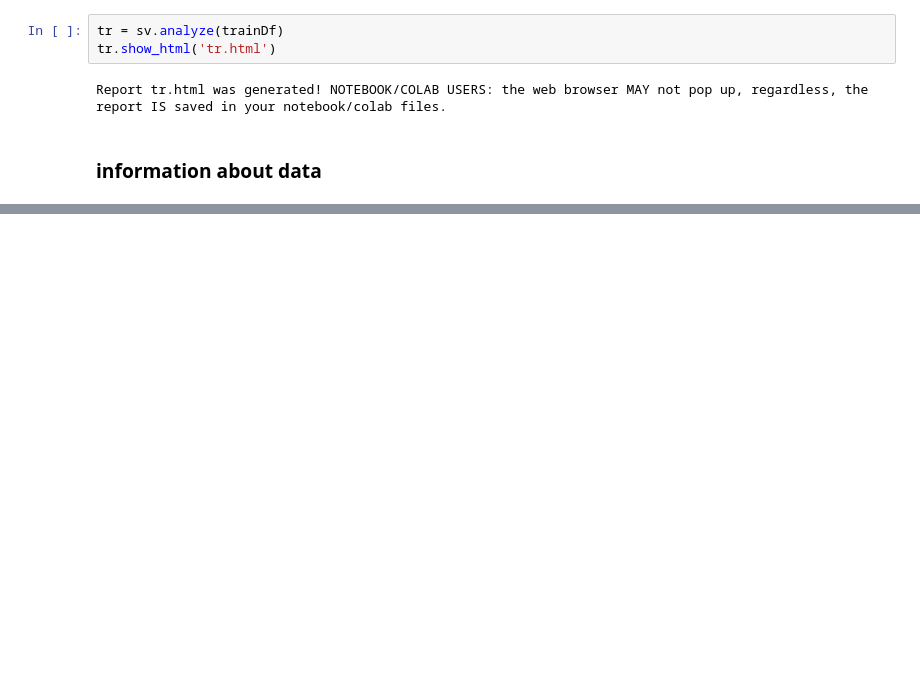
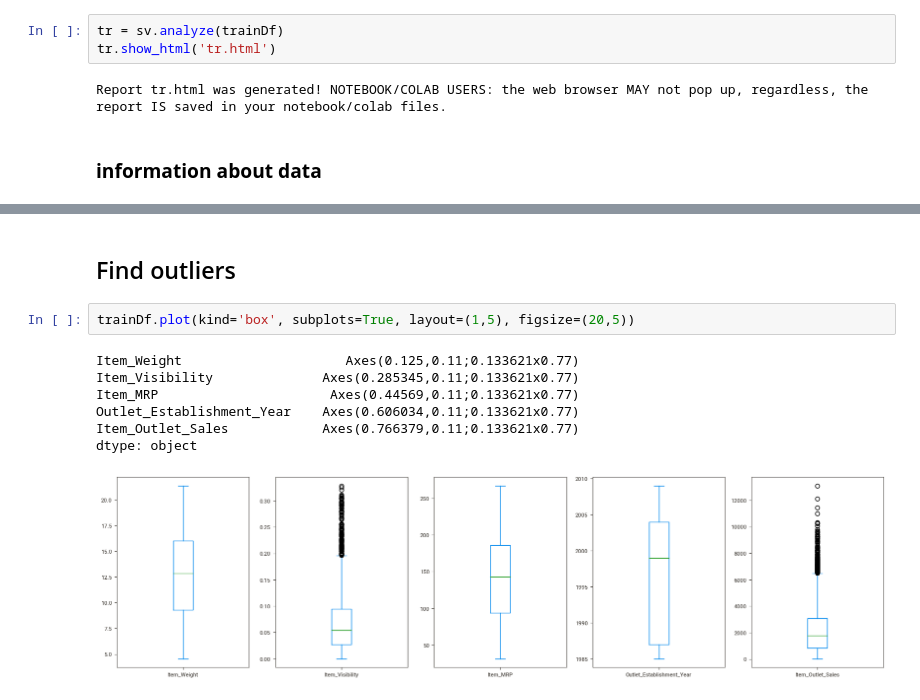
Before and after one commit to shanOnline99/Big-Mart-Sale-Prediction, a Jupyter notebook: Big_Mart_Sale_Prediction.ipynb, the cells around one changed output, grey strips where cells are left out. Saved outputs shown, nothing was run; the diff lists cells and outputs as text; blank space fills up the shorter version.

```diff
--- a/Big_Mart_Sale_Prediction.ipynb
+++ b/Big_Mart_Sale_Prediction.ipynb
@@ -336,0 +350,12 @@ Name: Item_Fat_Content, dtype: int64
+# %% [markdown]
+## Find outliers
+# %%
+trainDf.plot(kind='box', subplots=True, layout=(1,5), figsize=(20,5))
+# %% [output]
+Item_Weight                     Axes(0.125,0.11;0.133621x0.77)
+Item_Visibility              Axes(0.285345,0.11;0.133621x0.77)
+Item_MRP                      Axes(0.44569,0.11;0.133621x0.77)
+Outlet_Establishment_Year    Axes(0.606034,0.11;0.133621x0.77)
+Item_Outlet_Sales            Axes(0.766379,0.11;0.133621x0.77)
+dtype: object
+[figure, added]
```
Also changed, not shown: parts of 40 cells of this notebook.
